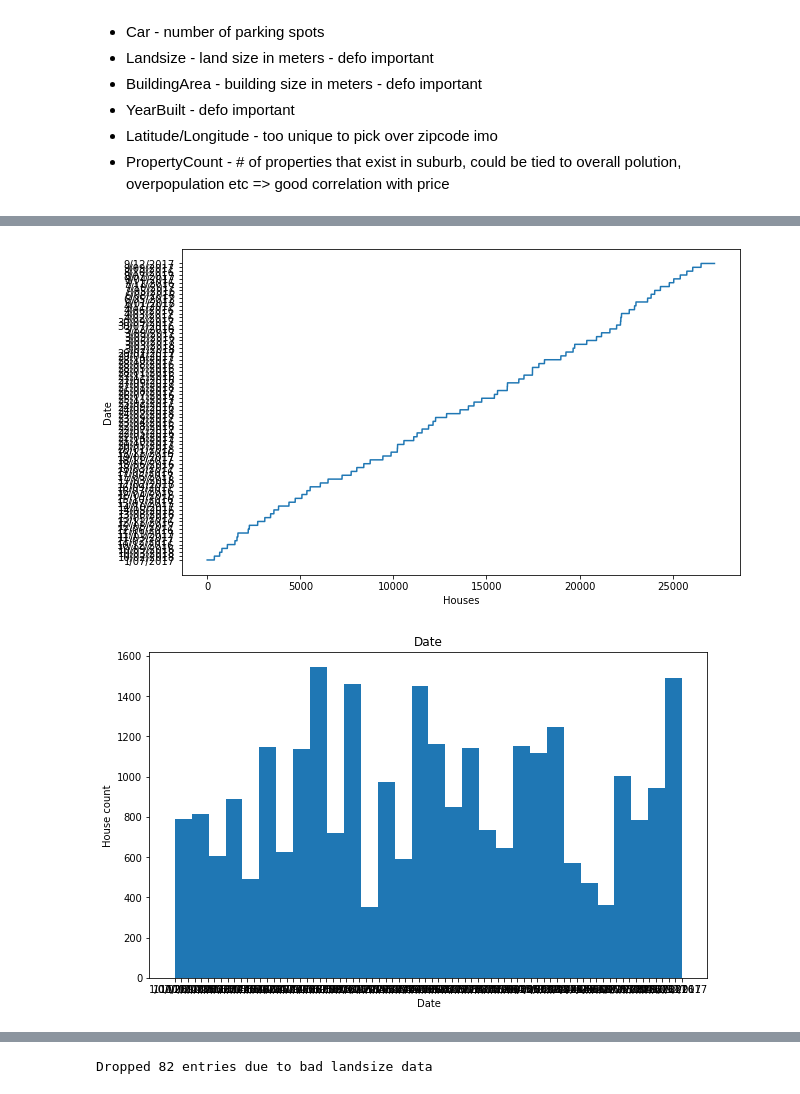
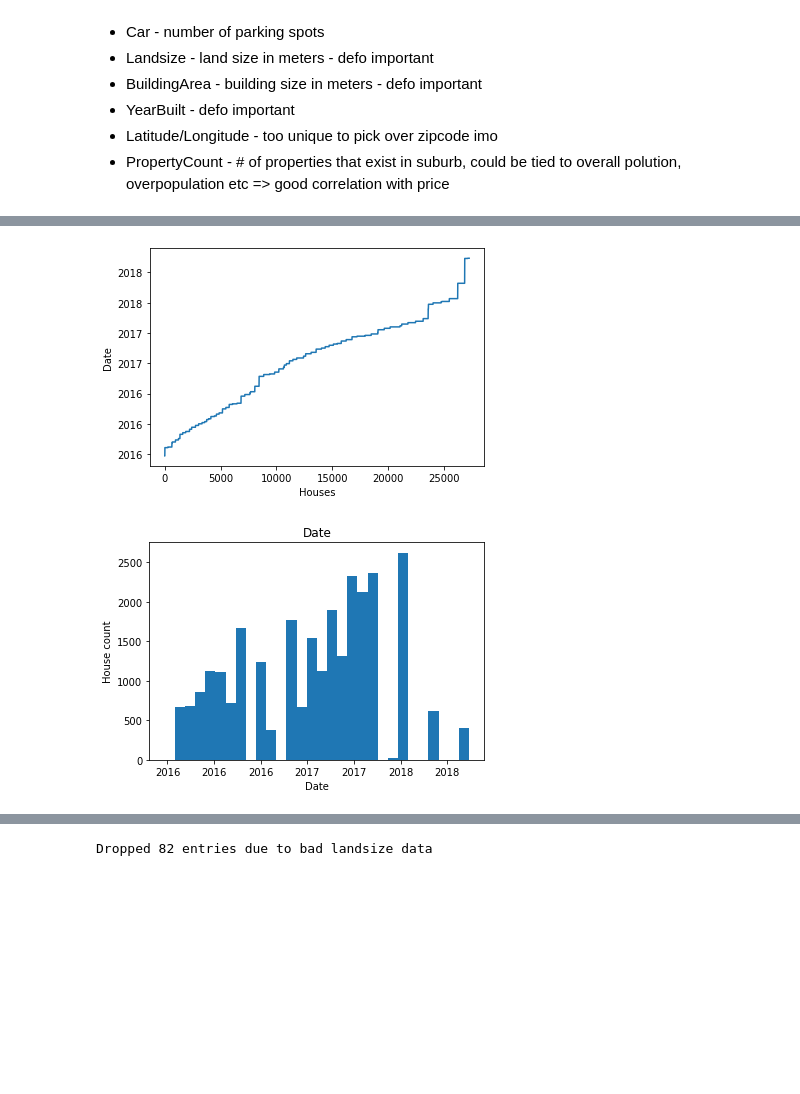
Before and after one commit to IonascuMihai/big-data-proj, a Jupyter notebook: data_analysis.ipynb, the cells around one changed output, grey strips where cells are left out. Drawn from its saved outputs; the diff is of its cells as text; code cells hidden in the pictures; blank space fills up the shorter version.

Commit message:
Added final version of data analysis and cleaned dataset

```diff
--- a/data_analysis.ipynb
+++ b/data_analysis.ipynb
@@ -7,7 +7,7 @@ import matplotlib.dates as mdates
 plt.rcParams["figure.figsize"] = (10,6)
 import numpy as np
 # %%
-df = pd.read_csv('/content/drive/MyDrive/Facultate/year1-sem2/big-data/data/melbourne-housing-market.csv')
+df = pd.read_csv('/content/drive/MyDrive/Facultate/year1-sem2/big-data/data/melbourne-housing-market.csv', parse_dates=['Date'])
 df.head(2)
 # %% [output]
 |  | Suburb | Address | Rooms | Type | Price | Method | SellerG | Date | Distance | Postcode | ... | ... |
@@ -75,18 +96,23 @@ Cleaned dataframe size: 27247
 # %%
-def check_float_column(df, column_name, xlabel, nan_replacement=-1):
+def check_float_column(df, column_name, xlabel, nan_replacement=-1, compact_labels=False):
   nanCount = sum(df[column_name].isnull())
   if nanCount > 0:
     print(f"Column has {nanCount} NaN values! Replacing them with {nan_replacement}")
     column = list(df[column_name].fillna(nan_replacement))
+    df[column_name].fillna(nan_replacement, inplace=True)
   else:
     column = list(df[column_name])
   column_sorted = sorted(column)
   x = [i for i in range(1, len(column) + 1)]
+  if compact_labels == True:
+    plt.gca().yaxis.set_major_locator(plt.MaxNLocator(10))
   plt.plot(x, column_sorted)
   plt.xlabel("Houses")
   plt.ylabel(column_name)
   plt.show()
 
+  if compact_labels == True:
+    plt.gca().xaxis.set_major_locator(plt.MaxNLocator(10))
   plt.hist(column_sorted, bins=30)
   plt.title(column_name)
   plt.xlabel(xlabel)
@@ -159,8 +222,7 @@ Name: Price, dtype: float64
 
 There are 0 properties with a value of 0 for Price
 # %%
-check_float_column(df, "Date", "Date")
-# TODO: fix overlapping date labels in plot
+check_float_column(df, "Date", "Date", compact_labels=True)
 # %% [output]
-[figure, old version]
+[figure, new version]
-[figure, old version]
+[figure, new version]
```
Also changed, not shown: parts of 29 cells of this notebook, 2 other files.
